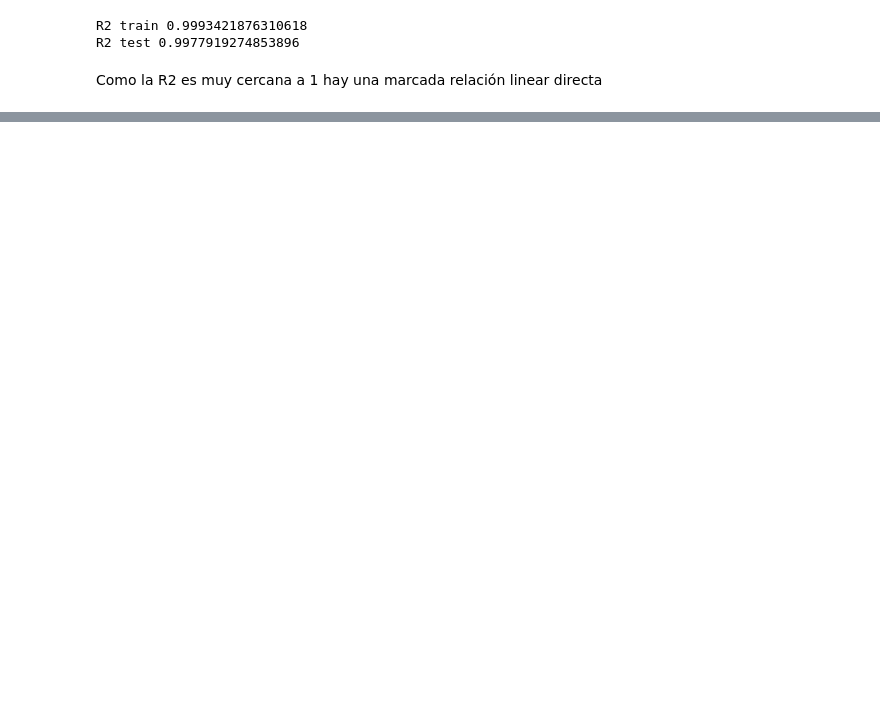
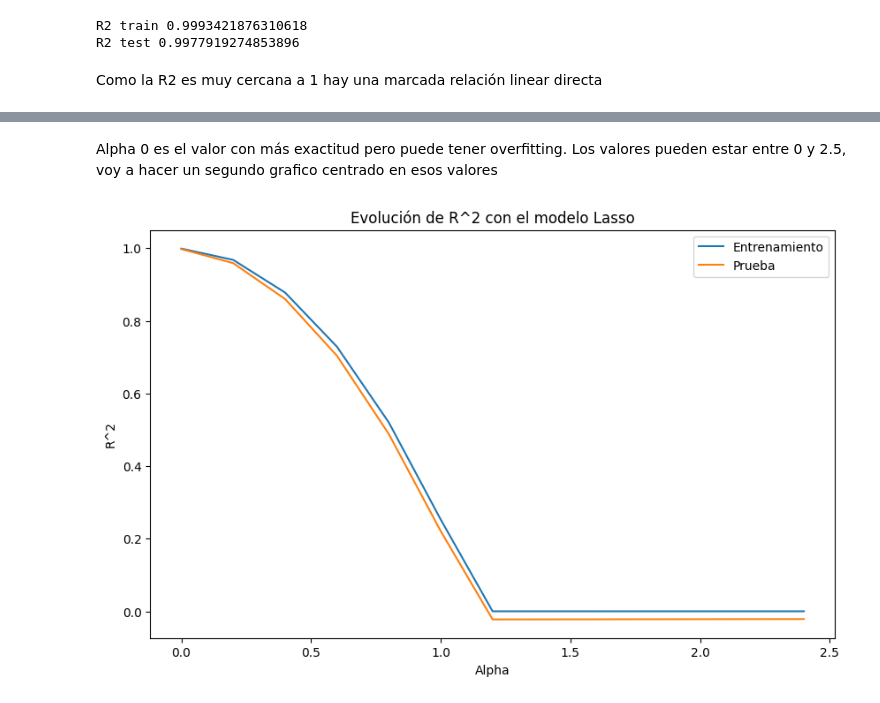
Before and after one commit to pdeleonsoria/Regresion-Lineal-Regularizada, a Jupyter notebook: src/explore.ipynb, the cells around one changed output, grey strips where cells are left out. Saved outputs shown, nothing was run; the diff lists cells and outputs as text; code cells hidden in the pictures; blank space fills up the shorter version.

```diff
--- a/src/explore.ipynb
+++ b/src/explore.ipynb
@@ -147,0 +148,30 @@ plt.show()
+# %% [markdown]
+Alpha 0 es el valor con más exactitud pero puede tener overfitting. Los valores pueden estar entre 0 y 2.5, voy a hacer un segundo grafico centrado en esos valores
+# %%
+alphas = [0. , 0.2, 0.4, 0.6, 0.8, 1. , 1.2, 1.4, 1.6, 1.8, 2. , 2.2, 2.4]
+
+train_r2_laso = []
+test_r2_laso = []
+
+for alpha in alphas:
+    laso_modelo = Lasso(alpha=alpha)
+    laso_modelo.fit(X_train, y_train)
+
+    # Predecir
+    y_train_pred_laso = laso_modelo.predict(X_train)
+    y_test_pred_laso = laso_modelo.predict(X_test)
+
+    # Calcular R^2
+    train_r2_laso.append(r2_score(y_train, y_train_pred_laso))
+    test_r2_laso.append(r2_score(y_test, y_test_pred_laso))
+
+# Graficar la evolución de R^2 con diferentes valores de alpha
+plt.figure(figsize=(10,6))
+plt.plot(alphas, train_r2_laso, label="Entrenamiento")
+plt.plot(alphas, test_r2_laso, label="Prueba")
+plt.xlabel("Alpha")
+plt.ylabel("R2")
+plt.legend()
+plt.show()
+# %% [output]
+[figure, added]
```
Also changed, not shown: parts of 2 cells of this notebook.
